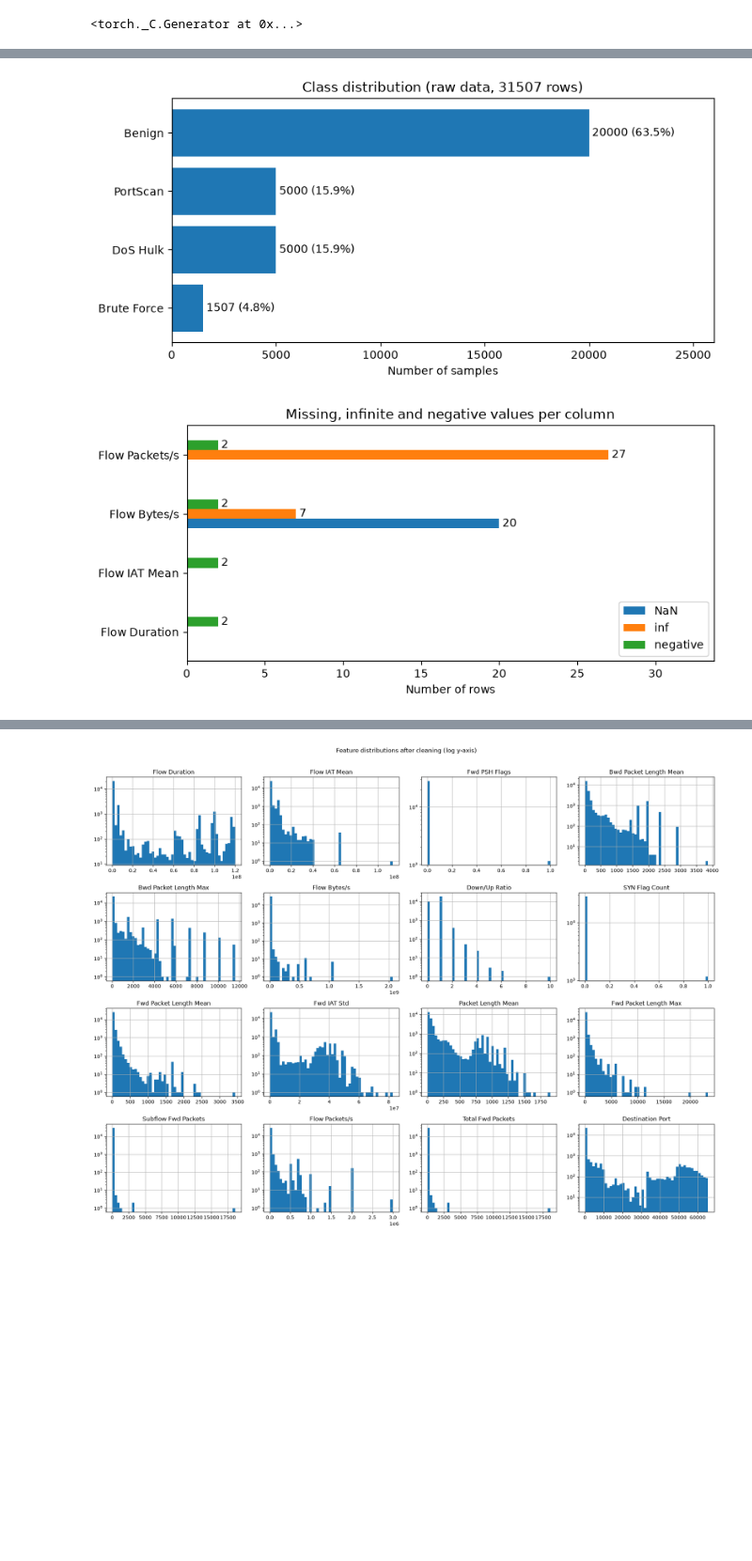
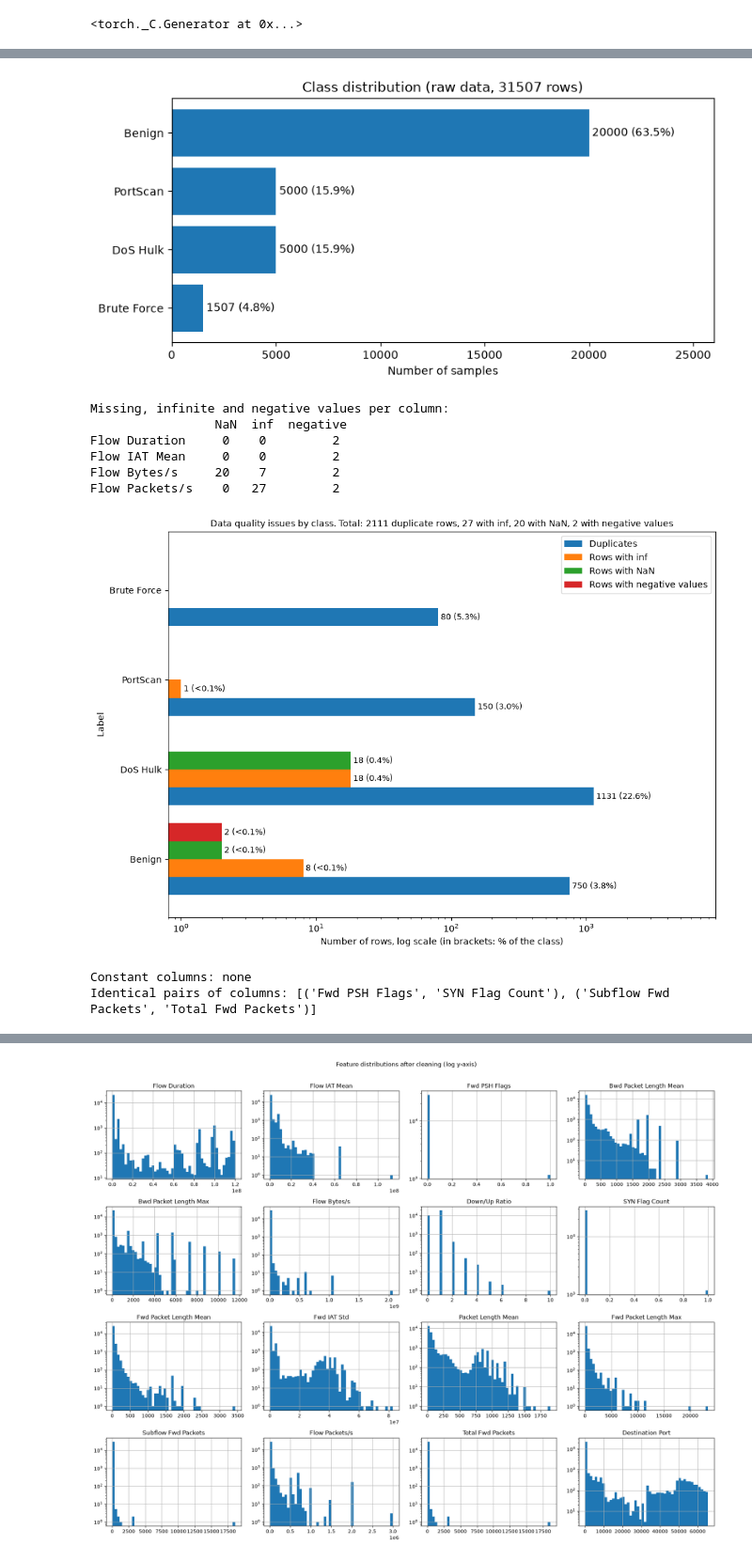
Before and after one commit to emanueletocci/polito-ai, a Jupyter notebook: labs/lab01/notebook.ipynb, the cells around one changed output, grey strips where cells are left out. Shown at 94% size. Saved outputs shown, nothing was run; the diff lists cells and outputs as text; code cells hidden in the pictures; blank space fills up the shorter version.

```diff
--- a/labs/lab01/notebook.ipynb
+++ b/labs/lab01/notebook.ipynb
@@ -46,12 +59,15 @@ Number of rows: 31507
 # ------------------------------------------------------------------------------
 # INSPECTION
 # ------------------------------------------------------------------------------
+# Look at the raw data before any cleaning: class balance, data quality issues
+# (missing, infinite, negative values, duplicates), degenerate features, outliers.
 
 # Classes and balance
 counts_raw = data["Label"].value_counts()   # saved for the raw vs cleaned comparison
-counts = counts_raw.sort_values()
-perc = counts / counts.sum() * 100
+counts = counts_raw.sort_values()           # smallest class first, so it ends up at the bottom of the plot
+perc = counts / counts.sum() * 100          # share of each class in %
 
+# Horizontal bar chart: one bar per class, labelled with count and percentage
 fig, ax = plt.subplots(figsize=(8, 4))
 ax.barh(counts.index, counts.values)
 for i, (c, p) in enumerate(zip(counts.values, perc.values)):
@@ -69,82 +85,86 @@ num_box = num.replace([np.inf, -np.inf], np.nan)
 
 # Missing, infinite and negative values per column
 # (all features are counts, sizes, durations, rates or ports: negative values are implausible)
-bad_cols = pd.DataFrame({"NaN": num.isna().sum(),
-                         "inf": np.isinf(num).sum(),
-                         "negative": (num_box < 0).sum()})
-bad_cols = bad_cols[(bad_cols > 0).any(axis=1)]
+bad_cols = pd.DataFrame({"NaN": num.isna().sum(),             # number of NaN in each column
+                         "inf": np.isinf(num).sum(),          # number of +inf / -inf in each column
+                         "negative": (num_box < 0).sum()})    # number of negative values in each column
+bad_cols = bad_cols[(bad_cols > 0).any(axis=1)]               # keep only the columns with at least one problem
 
-if len(bad_cols) > 0:
-    ax = bad_cols.plot.barh(figsize=(8, 0.6 * len(bad_cols) + 1.5))
-    for cont in ax.containers:   # exact numbers on the bars (0 hidden)
-        ax.bar_label(cont, labels=[f" {int(v)}" if v > 0 else "" for v in cont.datavalues])
-    ax.set_xlim(0, bad_cols.values.max() * 1.25)
-    ax.set_xlabel("Number of rows")
-    ax.set_title("Missing, infinite and negative values per column")
-    plt.tight_layout()
-    plt.show()
-    plt.close()
-else:
-    print("No NaN, inf or negative values found")
+print("\nMissing, infinite and negative values per column:\n", bad_cols)
 
 # Data quality issues by class: number of rows and % of each class in one plot
-dup_mask = data.duplicated()
-inf_mask = np.isinf(num).any(axis=1)
-nan_mask = data.isna().any(axis=1)
-neg_mask = (num_box < 0).any(axis=1)
+# Boolean masks: True for the rows that have the problem
+dup_mask = data.duplicated()               # exact copy of an earlier row (features + label)
+inf_mask = np.isinf(num).any(axis=1)       # at least one infinite value in the row
+nan_mask = data.isna().any(axis=1)         # at least one missing value in the row
+neg_mask = (num_box < 0).any(axis=1)       # at least one negative value in the row
 
+# Count the problematic rows of each class (0 if a class has none)
 issues = pd.DataFrame({
     "Duplicates": data[dup_mask]["Label"].value_counts(),
     "Rows with inf": data[inf_mask]["Label"].value_counts(),
     "Rows with NaN": data[nan_mask]["Label"].value_counts(),
     "Rows with negative values": data[neg_mask]["Label"].value_counts(),
 }).reindex(counts_raw.index).fillna(0).astype(int)
-issues_perc = issues.div(counts_raw, axis=0) * 100
+issues_perc = issues.div(counts_raw, axis=0) * 100   # same counts as % of the size of each class
 
-ax = issues.plot.barh(figsize=(10, 6))
+# Grouped bar chart: one group per class, one bar per type of problem
+ax = issues.plot.barh(figsize=(10, 7), width=0.8)
 for cont, col in zip(ax.containers, issues.columns):
+    # label of each bar: count and % of the class (no label when the count is 0)
     labels = []
     for n, p in zip(issues[col], issues_perc[col]):
         if n == 0:
             labels.append("")
         elif p < 0.1:
             labels.append(f" {n} (<0.1%)")
         else:
             labels.append(f" {n} ({p:.1f}%)")
-    ax.bar_label(cont, labels=labels, fontsize=8)
-ax.set_xlim(0, issues.values.max() * 1.35)   # room for the labels
-ax.set_xlabel("Number of rows (in brackets: % of the class)")
+    ax.bar_label(cont, labels=labels, fontsize=9)
+ax.set_xscale("log")   # log scale: small counts (1, 2, 8) are visible next to the 1131 duplicates
+ax.set_xlim(0.8, issues.values.max() * 8)   # room for the labels
+ax.set_xlabel("Number of rows, log scale (in brackets: % of the class)")
 ax.set_title(f"Data quality issues by class. Total: {dup_mask.sum()} duplicate rows, "
              f"{inf_mask.sum()} with inf, {nan_mask.sum()} with NaN, {neg_mask.sum()} with negative values",
              fontsize=10)
+ax.legend(loc="upper right")
 plt.tight_layout()
 plt.show()
 plt.close()
 
-# Degenerate features: constant columns and (almost) identical pairs of columns
-const_cols = num_box.columns[num_box.nunique() <= 1].tolist()
+# Degenerate features
+# 1) constant columns: they have only one distinct value
+const_cols = [c for c in num_box.columns if num_box[c].nunique() <= 1]
+# 2) identical columns: every row has the same value in both columns
+#    (every pair of features is compared once: 16 features -> 120 pairs)
 cols = num_box.columns
-same_pairs = {f"{a} = {b}": (num_box[a] == num_box[b]).mean() * 100
-              for i, a in enumerate(cols) for b in cols[i + 1:]
-              if (num_box[a] == num_box[b]).mean() > 0.99}
+identical = [(a, b) for i, a in enumerate(cols) for b in cols[i + 1:] if num_box[a].equals(num_box[b])]
 print("Constant columns:", const_cols if const_cols else "none")
-print("Pairs of columns with the same value in >99% of rows:",
-      {k: f"{v:.2f}%" for k, v in same_pairs.items()} if same_pairs else "none")
+print("Identical pairs of columns:", identical if identical else "none")
 
 # Feature distributions: boxplots on a shared symlog axis (inf excluded)
+# Box = middle 50% of the values, orange line = median, dots = outliers
 order = num_box.max().sort_values().index   # most extreme features at the top
 
 fig, ax = plt.subplots(figsize=(10, 0.4 * len(order) + 1.5))
 ax.boxplot([num_box[c].dropna() for c in order], orientation="horizontal",
            flierprops=dict(marker=".", markersize=2, alpha=0.3))
 ax.set_yticks(range(1, len(order) + 1))
 ax.set_yticklabels(order, fontsize=8)
 ax.set_xscale("symlog")   # log scale that also handles 0 and negative values
 ax.set_xlabel("Value (symlog scale, inf excluded)")
-ax.set_title("Feature distributions (boxplots)")
+ax.set_title("Feature distributseions (boxplots)")
 plt.tight_layout()
 plt.show()
 plt.close()
 # %% [output]
 [figure]
+Missing, infinite and negative values per column:
+                 NaN  inf  negative
+Flow Duration     0    0         2
+Flow IAT Mean     0    0         2
+Flow Bytes/s     20    7         2
+Flow Packets/s    0   27         2
-[figure, old version]
+[figure, new version]
+Constant columns: none
+Identical pairs of columns: [('Fwd PSH Flags', 'SYN Flag Count'), ('Subflow Fwd Packets', 'Total Fwd Packets')]
```
Also changed, not shown: parts of 20 cells of this notebook, 1 other file.
